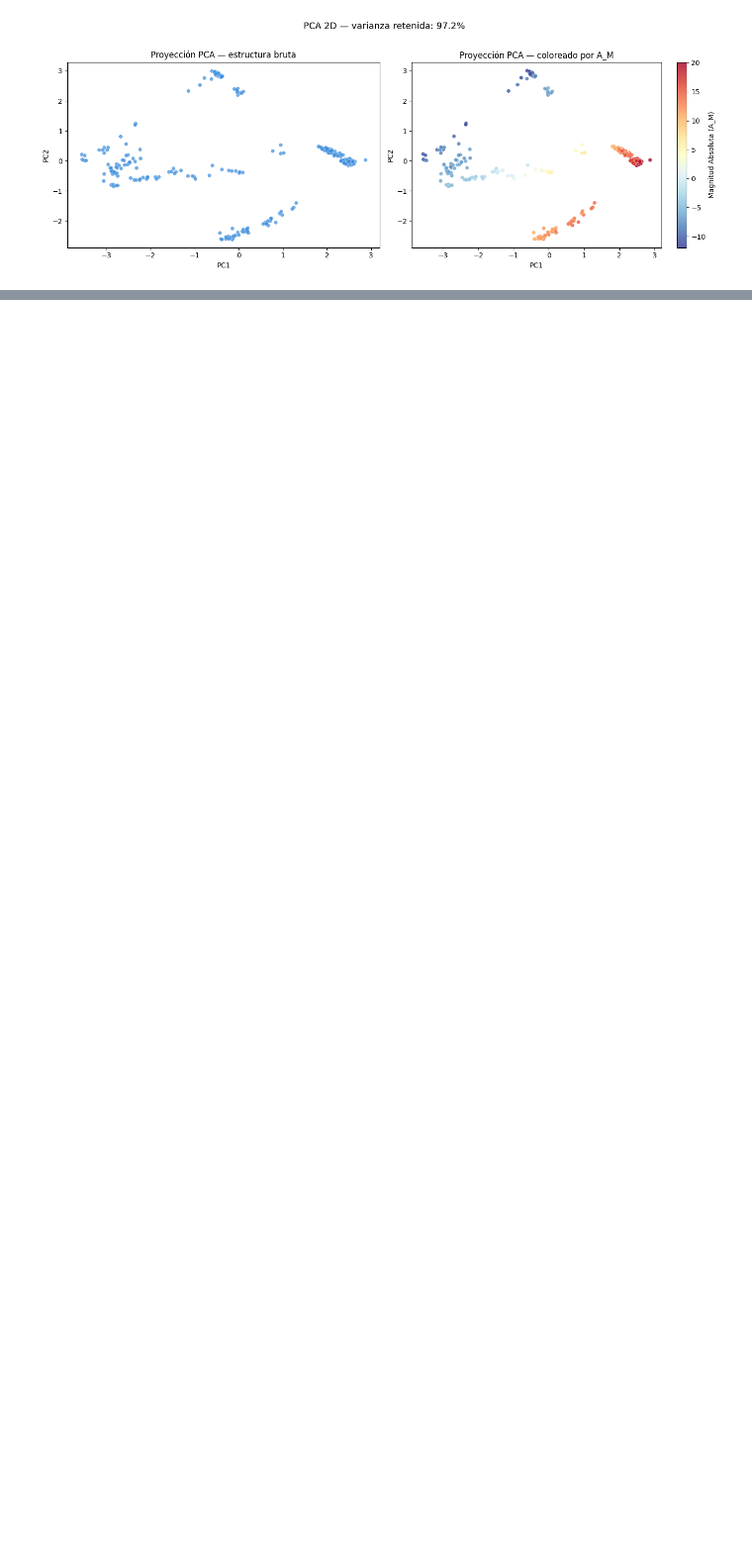
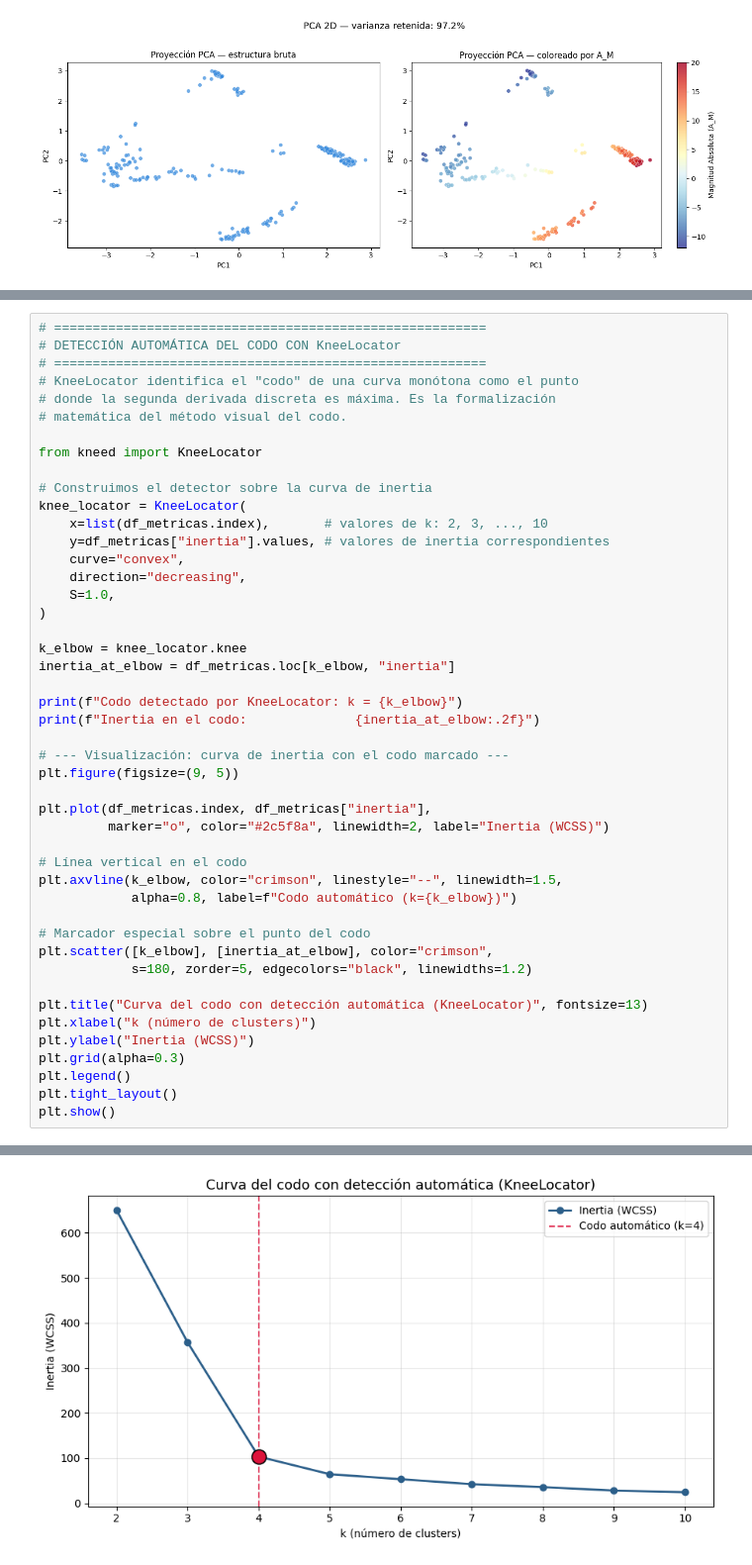
Before and after one commit to jmduroagea/clustering_practice, a Jupyter notebook: practica2.ipynb, the cells around one changed output, grey strips where cells are left out. Shown at 99% size. Drawn from its saved outputs; the diff is of its cells as text; blank space fills up the shorter version.

```diff
--- a/practica2.ipynb
+++ b/practica2.ipynb
@@ -468,0 +877,47 @@ A continuación aplicamos los tres algoritmos exigidos por el enunciado: **K-Mea
+# %%
+# ========================================================
+# DETECCIÓN AUTOMÁTICA DEL CODO CON KneeLocator
+# ========================================================
+# KneeLocator identifica el "codo" de una curva monótona como el punto
+# donde la segunda derivada discreta es máxima. Es la formalización
+# matemática del método visual del codo.
+
+from kneed import KneeLocator
+
+# Construimos el detector sobre la curva de inertia
+knee_locator = KneeLocator(
+    x=list(df_metricas.index),       # valores de k: 2, 3, ..., 10
+    y=df_metricas["inertia"].values, # valores de inertia correspondientes
+    curve="convex",
+    direction="decreasing",
+    S=1.0,
+)
+
+k_elbow = knee_locator.knee
+inertia_at_elbow = df_metricas.loc[k_elbow, "inertia"]
+
+print(f"Codo detectado por KneeLocator: k = {k_elbow}")
+print(f"Inertia en el codo:              {inertia_at_elbow:.2f}")
+
+# --- Visualización: curva de inertia con el codo marcado ---
+plt.figure(figsize=(9, 5))
+
+plt.plot(df_metricas.index, df_metricas["inertia"],
+         marker="o", color="#2c5f8a", linewidth=2, label="Inertia (WCSS)")
+
+# Línea vertical en el codo
+plt.axvline(k_elbow, color="crimson", linestyle="--", linewidth=1.5,
+            alpha=0.8, label=f"Codo automático (k={k_elbow})")
+
+# Marcador especial sobre el punto del codo
+plt.scatter([k_elbow], [inertia_at_elbow], color="crimson",
+            s=180, zorder=5, edgecolors="black", linewidths=1.2)
+
+plt.title("Curva del codo con detección automática (KneeLocator)", fontsize=13)
+plt.xlabel("k (número de clusters)")
+plt.ylabel("Inertia (WCSS)")
+plt.grid(alpha=0.3)
+plt.legend()
+plt.tight_layout()
+plt.show()
+# %% [output]
@@ -468,0 +926 @@ A continuación aplicamos los tres algoritmos exigidos por el enunciado: **K-Mea
+[figure, added]
```
Also changed, not shown: parts of 73 cells of this notebook.
